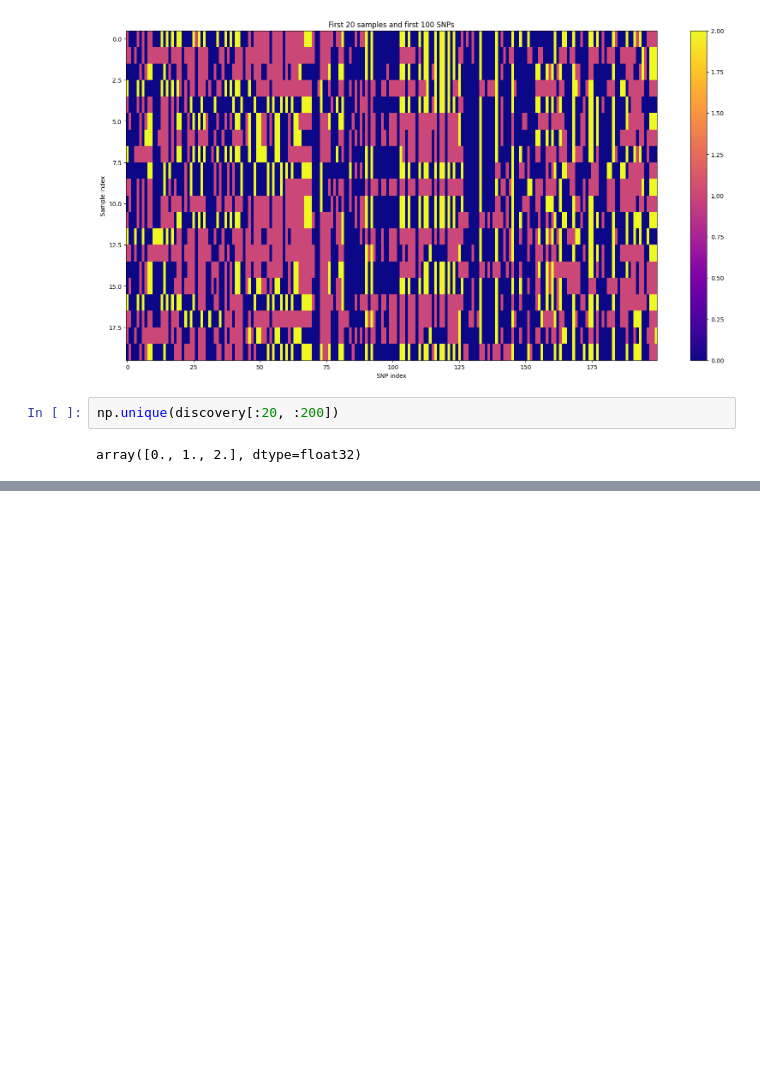
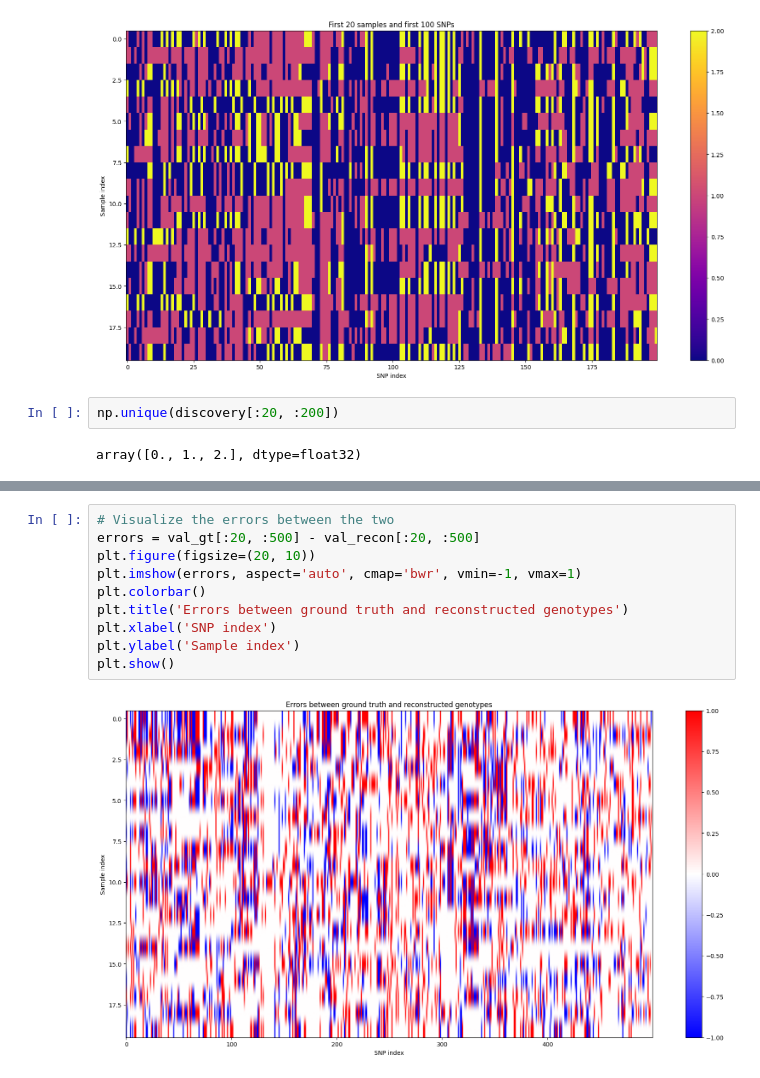
Before and after one commit to ak1376/XPopVAE, a Jupyter notebook: notebooks/inspecting_VAE_output.ipynb, the cells around one changed output, grey strips where cells are left out. Cells and saved outputs as stored; diff of their text form; blank space fills up the shorter version.

```diff
--- a/notebooks/inspecting_VAE_output.ipynb
+++ b/notebooks/inspecting_VAE_output.ipynb
@@ -25,0 +56,12 @@ array([0., 1., 2.], dtype=float32)
+# %%
+# Visualize the errors between the two
+errors = val_gt[:20, :500] - val_recon[:20, :500]
+plt.figure(figsize=(20, 10))
+plt.imshow(errors, aspect='auto', cmap='bwr', vmin=-1, vmax=1)
+plt.colorbar()
+plt.title('Errors between ground truth and reconstructed genotypes')
+plt.xlabel('SNP index')
+plt.ylabel('Sample index')
+plt.show()
+# %% [output]
+[figure, added]
```
Also changed, not shown: parts of 21 cells of this notebook, 4 other files.
